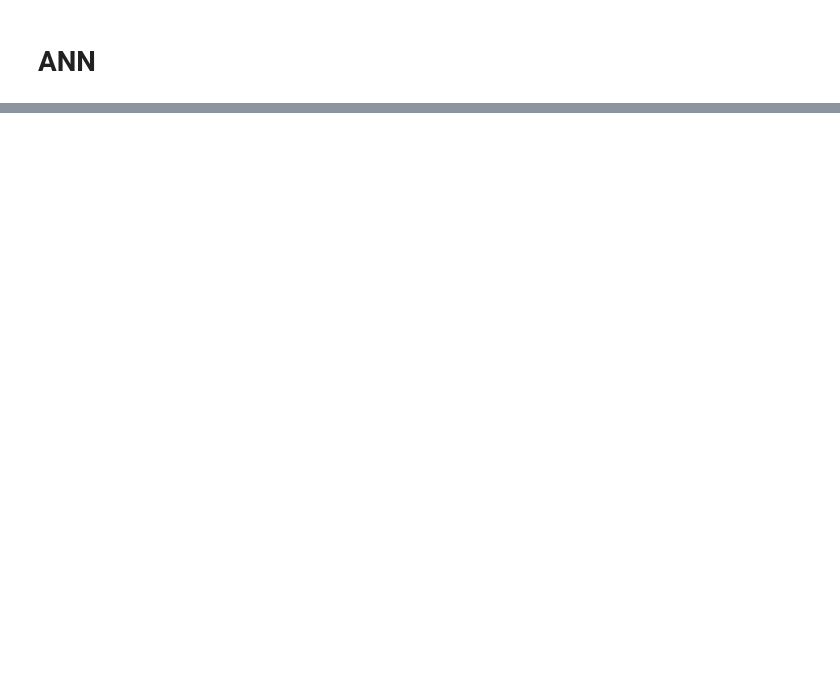
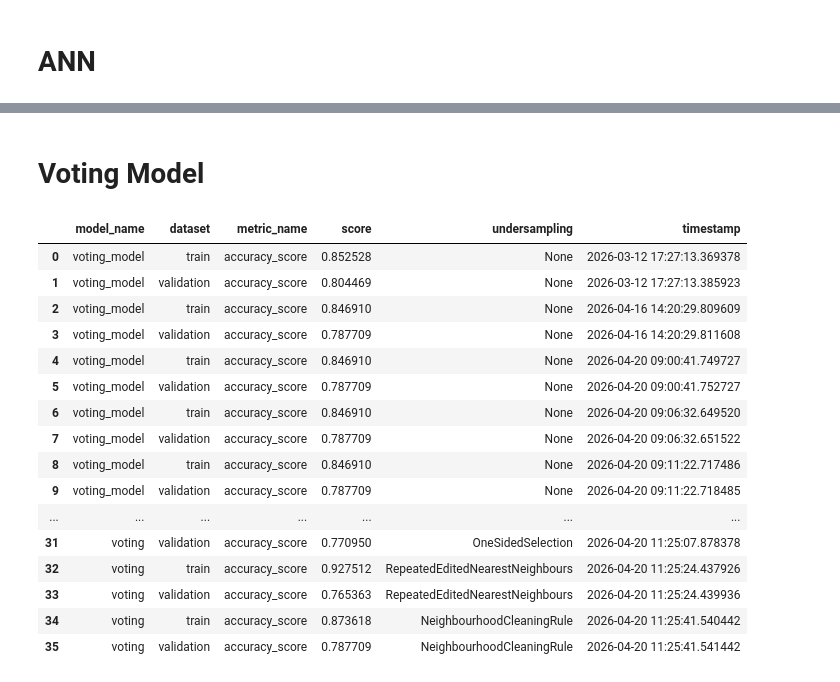
Before and after one commit to gustavoVferrari/kaggle, a Jupyter notebook: Classification/Titanic/notebooks/[4.0] Model Metrics.ipynb, the cells around one changed output, grey strips where cells are left out. Cells and saved outputs as stored; diff of their text form; code cells hidden in the pictures; blank space fills up the shorter version.

```diff
--- a/Classification/Titanic/notebooks/[4.0] Model Metrics.ipynb
+++ b/Classification/Titanic/notebooks/[4.0] Model Metrics.ipynb
@@ -192,3 +171,5 @@ sns.pointplot(
 
 plt.xticks(rotation=90)
 plt.show()
+# %% [markdown]
+# Voting Model
@@ -194,0 +182,20 @@ plt.show()
+# %%
+acc_v
+# %% [output]
+|  | model_name | dataset | metric_name | score | undersampling | timestamp |
+| 0 | voting_model | train | accuracy_score | 0.852528 | None | 2026-03-12 17:27:13.369378 |
+| 1 | voting_model | validation | accuracy_score | 0.804469 | None | 2026-03-12 17:27:13.385923 |
+| 2 | voting_model | train | accuracy_score | 0.846910 | None | 2026-04-16 14:20:29.809609 |
+| 3 | voting_model | validation | accuracy_score | 0.787709 | None | 2026-04-16 14:20:29.811608 |
+| 4 | voting_model | train | accuracy_score | 0.846910 | None | 2026-04-20 09:00:41.749727 |
+| 5 | voting_model | validation | accuracy_score | 0.787709 | None | 2026-04-20 09:00:41.752727 |
+| 6 | voting_model | train | accuracy_score | 0.846910 | None | 2026-04-20 09:06:32.649520 |
+| 7 | voting_model | validation | accuracy_score | 0.787709 | None | 2026-04-20 09:06:32.651522 |
+| 8 | voting_model | train | accuracy_score | 0.846910 | None | 2026-04-20 09:11:22.717486 |
+| 9 | voting_model | validation | accuracy_score | 0.787709 | None | 2026-04-20 09:11:22.718485 |
+| ... | ... | ... | ... | ... | ... | ... |
+| 31 | voting | validation | accuracy_score | 0.770950 | OneSidedSelection | 2026-04-20 11:25:07.878378 |
+| 32 | voting | train | accuracy_score | 0.927512 | RepeatedEditedNearestNeighbours | 2026-04-20 11:25:24.437926 |
+| 33 | voting | validation | accuracy_score | 0.765363 | RepeatedEditedNearestNeighbours | 2026-04-20 11:25:24.439936 |
+| 34 | voting | train | accuracy_score | 0.873618 | NeighbourhoodCleaningRule | 2026-04-20 11:25:41.540442 |
+| 35 | voting | validation | accuracy_score | 0.787709 | NeighbourhoodCleaningRule | 2026-04-20 11:25:41.541442 |
```
Also changed, not shown: parts of 10 cells of this notebook, 9 other files.
